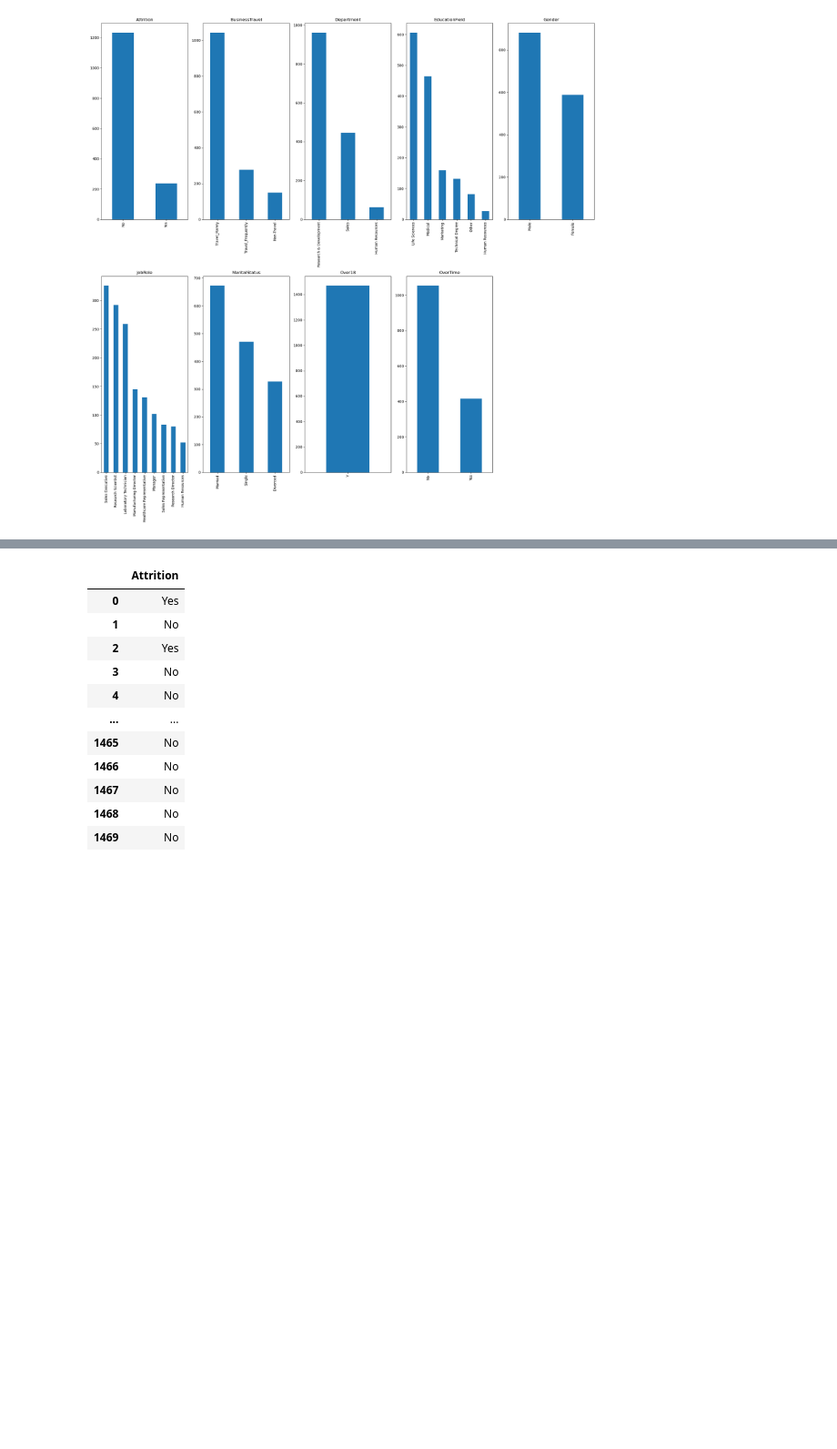
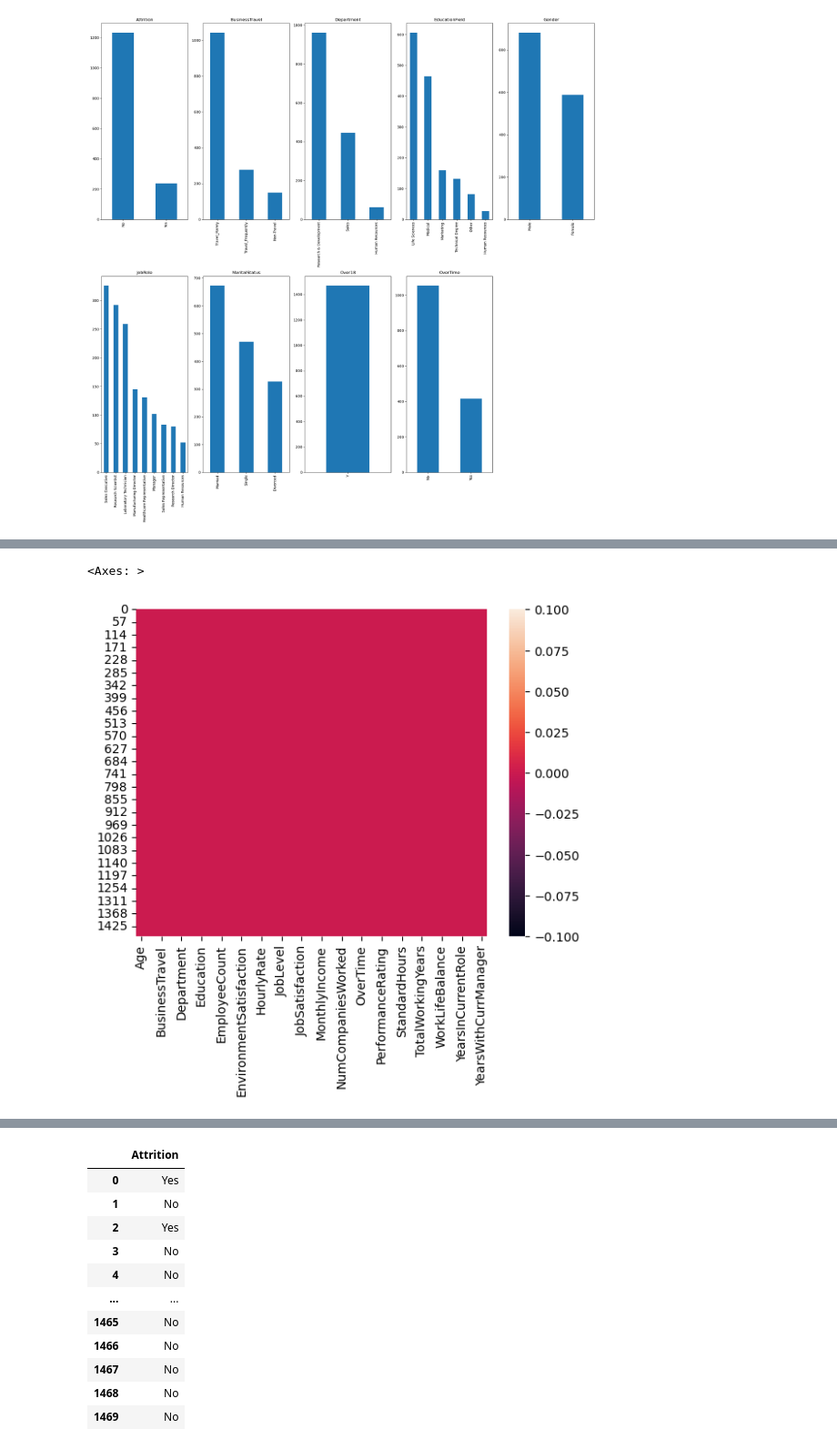
Before and after one commit to 007kakashi/pipeline_practice-, a Jupyter notebook: 1. Human Resources Data/chatpdf.ipynb, the cells around one changed output, grey strips where cells are left out. Shown at 91% size. Drawn from its saved outputs; the diff is of its cells as text; code cells hidden in the pictures; blank space fills up the shorter version.

```diff
--- a/1. Human Resources Data/chatpdf.ipynb
+++ b/1. Human Resources Data/chatpdf.ipynb
@@ -143,0 +166,5 @@ plt.show()
+# %%
+sns.heatmap(data.isna(),)
+# %% [output]
+<Axes: >
+[figure, added]
```
Also changed, not shown: parts of 101 cells of this notebook.
